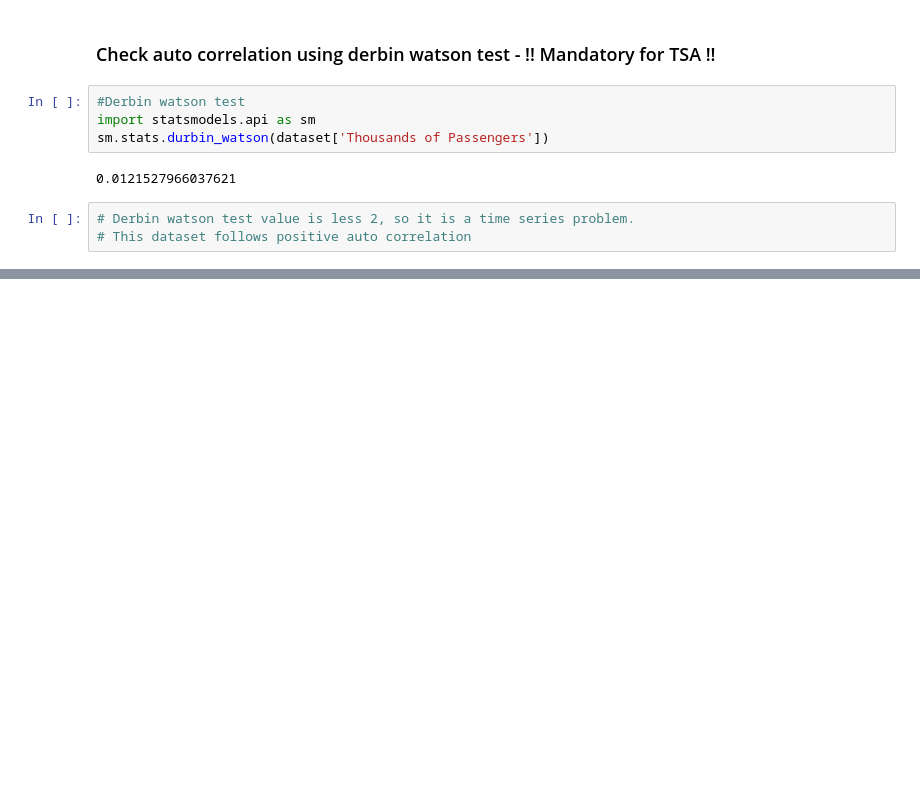
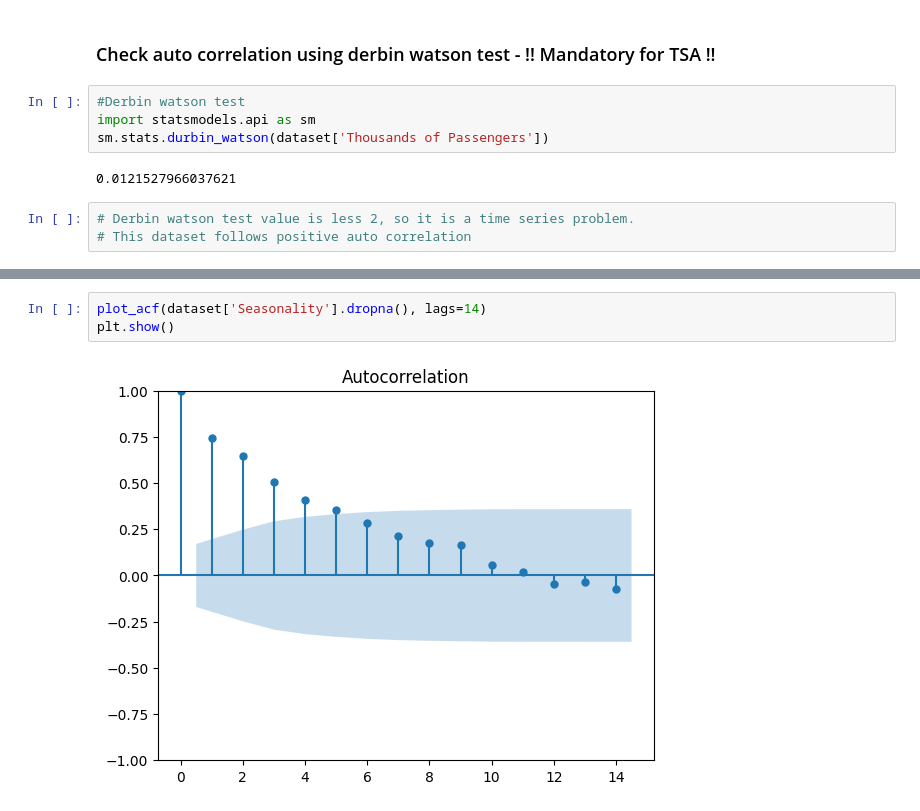
Before and after one commit to iampawankc/MLAlgo, a Jupyter notebook: TimeSeriesForecasting/Timeseries-fundamentals.ipynb, the cells around one changed output, grey strips where cells are left out. Saved outputs shown, nothing was run; the diff lists cells and outputs as text; blank space fills up the shorter version.

```diff
--- a/TimeSeriesForecasting/Timeseries-fundamentals.ipynb
+++ b/TimeSeriesForecasting/Timeseries-fundamentals.ipynb
@@ -131,0 +299,5 @@ sm.stats.durbin_watson(dataset['Thousands of Passengers'])
+# %%
+plot_acf(dataset['Seasonality'].dropna(), lags=14)
+plt.show()
+# %% [output]
+[figure, added]
```
Also changed, not shown: parts of 68 cells of this notebook.
